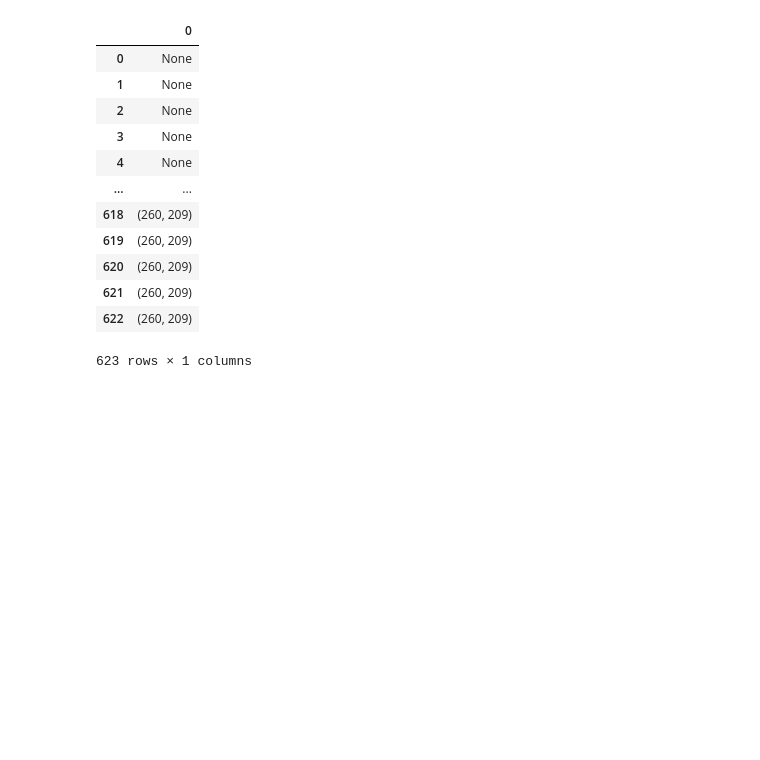
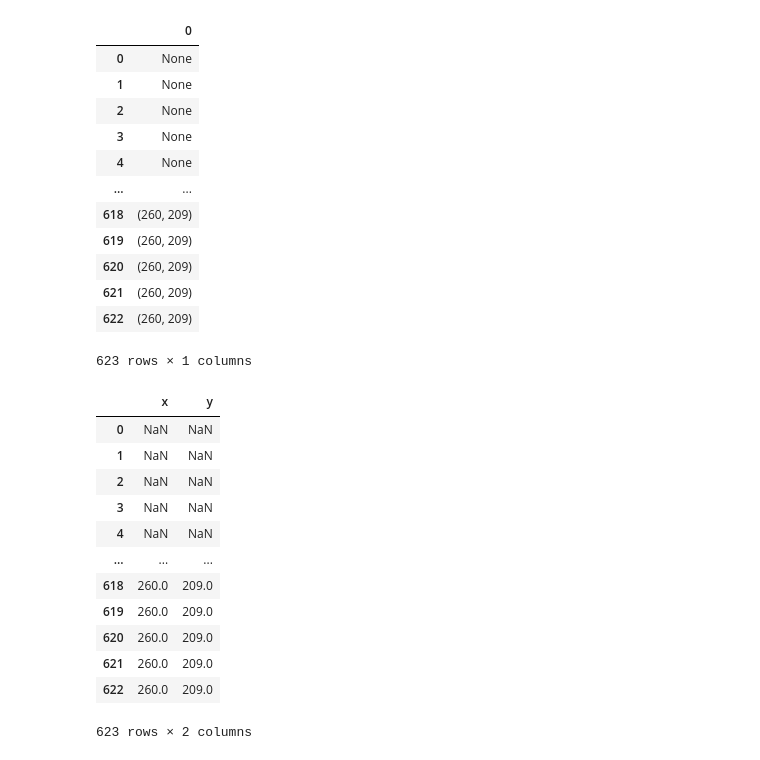
Before and after one commit to moritzschaefer/kickercam, a Jupyter notebook: v2/Untitled.ipynb, the cells around one changed output. Drawn from its saved outputs; the diff is of its cells as text; code cells hidden in the pictures; blank space fills up the shorter version.

```diff
--- a/v2/Untitled.ipynb
+++ b/v2/Untitled.ipynb
@@ -201,4 +201,18 @@ pd.DataFrame(ball_pos)
 | 622 | (260, 209) |
 623 rows × 1 columns
 # %%
-pd.DataFrame({'x': [v[0] for v in ball_pos]})
+pd.DataFrame({'x': [v[0]  if v else None for v in ball_pos], 'y': [v[1]  if v else None for v in ball_pos]})
+# %% [output]
+|  | x | y |
+| 0 | NaN | NaN |
+| 1 | NaN | NaN |
+| 2 | NaN | NaN |
+| 3 | NaN | NaN |
+| 4 | NaN | NaN |
+| ... | ... | ... |
+| 618 | 260.0 | 209.0 |
+| 619 | 260.0 | 209.0 |
+| 620 | 260.0 | 209.0 |
+| 621 | 260.0 | 209.0 |
+| 622 | 260.0 | 209.0 |
+623 rows × 2 columns
```
Also changed, not shown: 2 other files.
